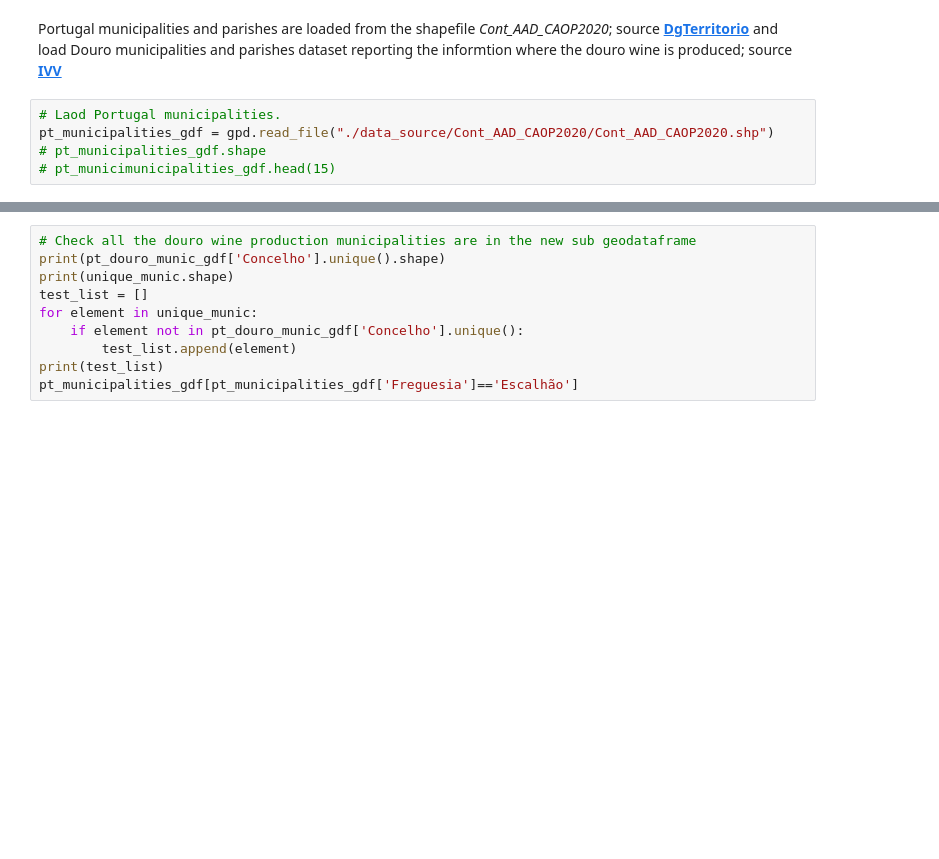
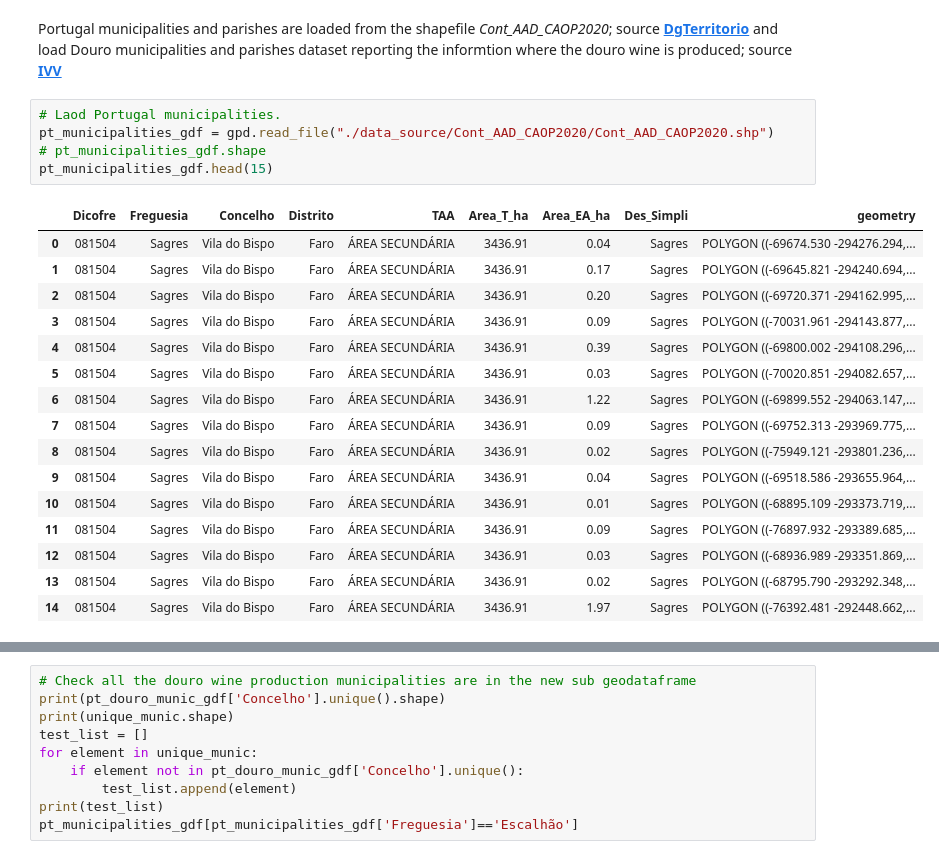
Before and after one commit to Poseidone1/wine_project, a Jupyter notebook: Wine_Analysis.ipynb, the cells around one changed output, grey strips where cells are left out. Drawn from its saved outputs; the diff is of its cells as text; blank space fills up the shorter version.

```diff
--- a/Wine_Analysis.ipynb
+++ b/Wine_Analysis.ipynb
@@ -123,8 +148,25 @@ Portugal municipalities and parishes are loaded from the shapefile *Cont_AAD_CAO
 # %%
 # Laod Portugal municipalities.
 pt_municipalities_gdf = gpd.read_file("./data_source/Cont_AAD_CAOP2020/Cont_AAD_CAOP2020.shp")
 # pt_municipalities_gdf.shape
-# pt_municimunicipalities_gdf.head(15)
+pt_municipalities_gdf.head(15)
+# %% [output]
+|  | Dicofre | Freguesia | Concelho | Distrito | TAA | Area_T_ha | Area_EA_ha | Des_Simpli | geometry |
+| 0 | 081504 | Sagres | Vila do Bispo | Faro | ÁREA SECUNDÁRIA | 3436.91 | 0.04 | Sagres | POLYGON ((-69674.530 -294276.294,... |
+| 1 | 081504 | Sagres | Vila do Bispo | Faro | ÁREA SECUNDÁRIA | 3436.91 | 0.17 | Sagres | POLYGON ((-69645.821 -294240.694,... |
+| 2 | 081504 | Sagres | Vila do Bispo | Faro | ÁREA SECUNDÁRIA | 3436.91 | 0.20 | Sagres | POLYGON ((-69720.371 -294162.995,... |
+| 3 | 081504 | Sagres | Vila do Bispo | Faro | ÁREA SECUNDÁRIA | 3436.91 | 0.09 | Sagres | POLYGON ((-70031.961 -294143.877,... |
+| 4 | 081504 | Sagres | Vila do Bispo | Faro | ÁREA SECUNDÁRIA | 3436.91 | 0.39 | Sagres | POLYGON ((-69800.002 -294108.296,... |
+| 5 | 081504 | Sagres | Vila do Bispo | Faro | ÁREA SECUNDÁRIA | 3436.91 | 0.03 | Sagres | POLYGON ((-70020.851 -294082.657,... |
+| 6 | 081504 | Sagres | Vila do Bispo | Faro | ÁREA SECUNDÁRIA | 3436.91 | 1.22 | Sagres | POLYGON ((-69899.552 -294063.147,... |
+| 7 | 081504 | Sagres | Vila do Bispo | Faro | ÁREA SECUNDÁRIA | 3436.91 | 0.09 | Sagres | POLYGON ((-69752.313 -293969.775,... |
+| 8 | 081504 | Sagres | Vila do Bispo | Faro | ÁREA SECUNDÁRIA | 3436.91 | 0.02 | Sagres | POLYGON ((-75949.121 -293801.236,... |
+| 9 | 081504 | Sagres | Vila do Bispo | Faro | ÁREA SECUNDÁRIA | 3436.91 | 0.04 | Sagres | POLYGON ((-69518.586 -293655.964,... |
+| 10 | 081504 | Sagres | Vila do Bispo | Faro | ÁREA SECUNDÁRIA | 3436.91 | 0.01 | Sagres | POLYGON ((-68895.109 -293373.719,... |
+| 11 | 081504 | Sagres | Vila do Bispo | Faro | ÁREA SECUNDÁRIA | 3436.91 | 0.09 | Sagres | POLYGON ((-76897.932 -293389.685,... |
+| 12 | 081504 | Sagres | Vila do Bispo | Faro | ÁREA SECUNDÁRIA | 3436.91 | 0.03 | Sagres | POLYGON ((-68936.989 -293351.869,... |
+| 13 | 081504 | Sagres | Vila do Bispo | Faro | ÁREA SECUNDÁRIA | 3436.91 | 0.02 | Sagres | POLYGON ((-68795.790 -293292.348,... |
+| 14 | 081504 | Sagres | Vila do Bispo | Faro | ÁREA SECUNDÁRIA | 3436.91 | 1.97 | Sagres | POLYGON ((-76392.481 -292448.662,... |
 # %%
 # Load Douro municipalities and parishes dataset where douro wine is produced.
 douro_municipalities_df = pd.read_excel(douro_path+"douro_municipality_parish.xlsx")
```
Also changed, not shown: parts of 9 cells of this notebook, 12 other files.
